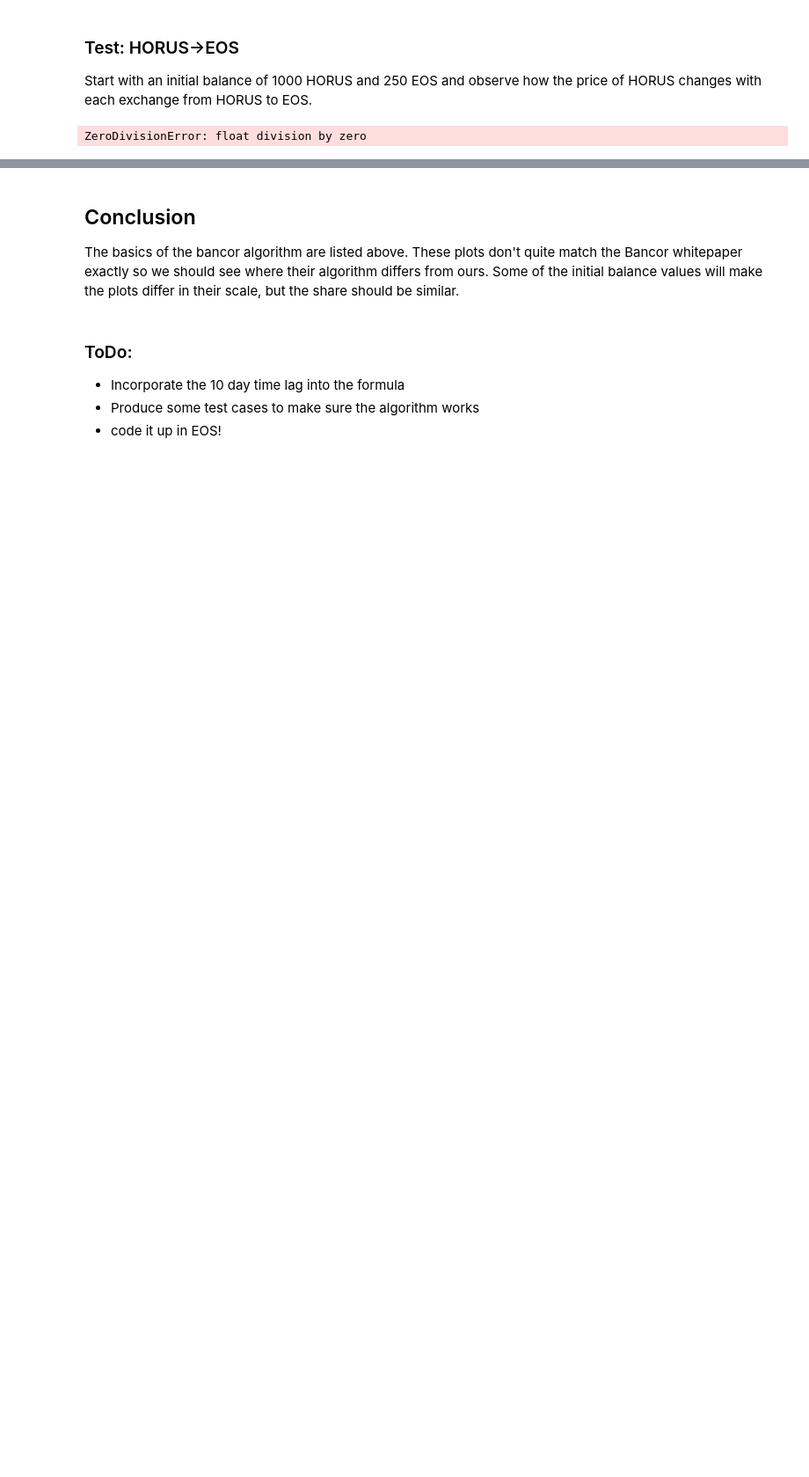
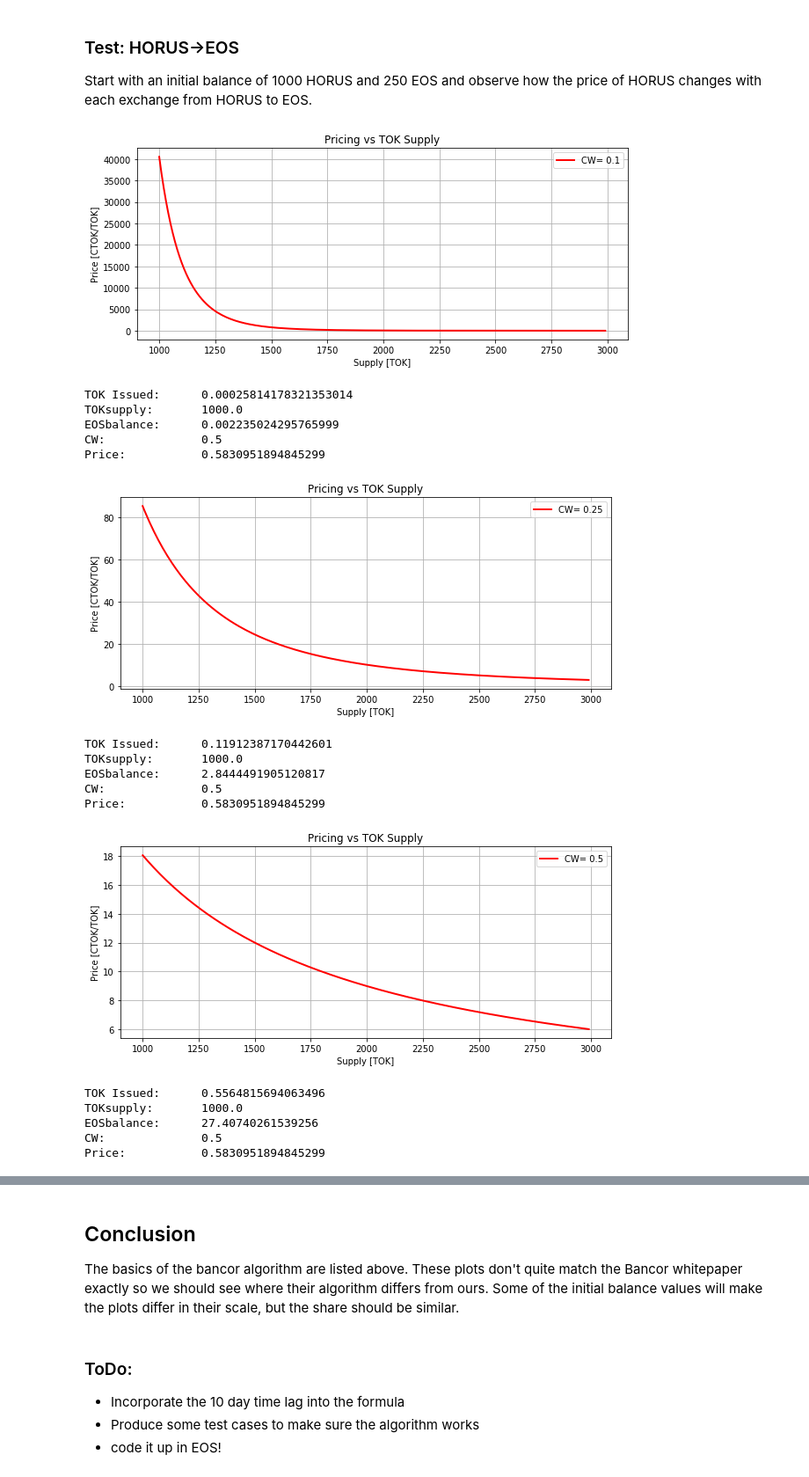
Before and after one commit to HorusPay/eos-smart-contracts, a Jupyter notebook: bancor/documentation/Bancor Protocol.ipynb, the cells around one changed output, grey strips where cells are left out. Shown: that part at 88% size. Saved outputs shown, nothing was run; the diff lists cells and outputs as text; code cells hidden in the pictures; blank space fills up the shorter version.

Commit message:
getting the sell HORUS->EOS working, need to double check graphs

```diff
--- a/bancor/documentation/Bancor Protocol.ipynb
+++ b/bancor/documentation/Bancor Protocol.ipynb
@@ -280,7 +280,7 @@ Start with an initial balance of 2000 HORUS and 250 EOS and observe how the pric
 import numpy as np
 import matplotlib.pyplot as plt
 
-for CW in [0.1,0.5,0.9]:
+for CW in [0.1,0.5,0.9,1.0]:
     ex = BancorExchange(CW)
     HORUSsupply = 1000.0000
 
@@ -288,7 +288,7 @@ for CW in [0.1,0.5,0.9]:
     horus = smart_token("HORUS", supply=HORUSsupply)
 
     EOSbalance = 250 #0.5*bancor.get_tokmarketcap(horus,eoscon) # this creates a CW of 0.50
-    eos = connector("EOS",EOSbalance, 0.5)
+    eos = connector("EOS",EOSbalance, CW)
 
     price = []
     hsupplylist = []
@@ -305,7 +305,7 @@ for CW in [0.1,0.5,0.9]:
     #         price.append(1/ex.price) # flip units to [Horus/EOS]. Correct?
         hsupply = horus.supply
 
-    plt.figure(figsize=(10,4))
+    plt.figure(figsize=(12,6))
     plt.plot(hsupplylist, price,'r', linewidth=2,label="CW= "+str(CW))
     plt.title("Pricing vs TOK Supply")
     plt.legend()
@@ -332,48 +330,66 @@ import matplotlib.pyplot as plt
 for CW in [0.1, 0.25, 0.50, 0.75, 0.90,1.0]:
 
     ex = BancorExchange(CW)
-    HORUSsupply = 2000.0000
-    HORUScirc   = 1000.0000
+    HORUSsupply = 3000.0000
+    EOSbalance = 250 #0.5*bancor.get_tokmarketcap(horus,eoscon) # this creates a CW of 0.50
 
     # horus_supply = np.linspace(1000,2000,1000)
-    horus = smart_token("HORUS", HORUScirc, HORUSsupply)
+    horus = smart_token("HORUS", HORUSsupply)
 
-    EOSbalance = 250 #0.5*bancor.get_tokmarketcap(horus,eoscon) # this creates a CW of 0.50
-    eos = connector("EOS",EOSbalance)
-
+    eos = connector("EOS",EOSbalance, CW)
 
 
     price = []
     hsupplylist = []
     hsupply = horus.supply
-    while (hsupply < 2000):
+    while (hsupply > 1000):
 
         TOKrecieved = 10
+        #print("tok.supply = ", horus.supply)
+        #print("CW = ", ex.CW)
+        #print("CTOK.balance ", eos.balance)
         CTOKissued = ex.TOKtoCTOK(tok=horus, ctok=eos, TOKreceived=TOKrecieved)
 #         print(CTOKissued)
         hsupply = horus.supply
         hsupplylist.append(horus.supply)
 #         price.append(ex.price)
         price.append(1/ex.price) # this flips the units to [Horus/EOS]. Correct?
 
 
 
     plt.figure(figsize=(10,4))
     plt.plot(hsupplylist, price,'r', linewidth=2,label="CW= "+str(CW))
     plt.title("Pricing vs TOK Supply")
     plt.legend()
     plt.ylabel("Price [CTOK/TOK]")
     plt.xlabel("Supply [TOK]")
 #     plt.axis([900,2100,0,4.])
     plt.grid(True)
     plt.show()
 
     print()
     print("TOK Issued:\t",     CTOKissued)
     print("TOKsupply:\t",      horus.supply)
     print("EOSbalance:\t",     eos.balance)
     print("CW:\t\t",           exchange.CW)
     print("Price:\t\t",        exchange.price)
 #     print("Effective Price:", exchange.effective_price)
 # %% [output]
+[figure, added]
-ZeroDivisionError: float division by zero
+TOK Issued:      0.00025814178321353014
+TOKsupply:       1000.0
+EOSbalance:      0.002235024295765999
+CW:              0.5
+Price:           0.5830951894845299
+[figure, added]
+TOK Issued:      0.11912387170442601
+TOKsupply:       1000.0
+EOSbalance:      2.8444491905120817
+CW:              0.5
+Price:           0.5830951894845299
+[figure, added]
+TOK Issued:      0.5564815694063496
+TOKsupply:       1000.0
+EOSbalance:      27.40740261539256
+CW:              0.5
+Price:           0.5830951894845299
```
Also changed, not shown: parts of 4 cells of this notebook.
